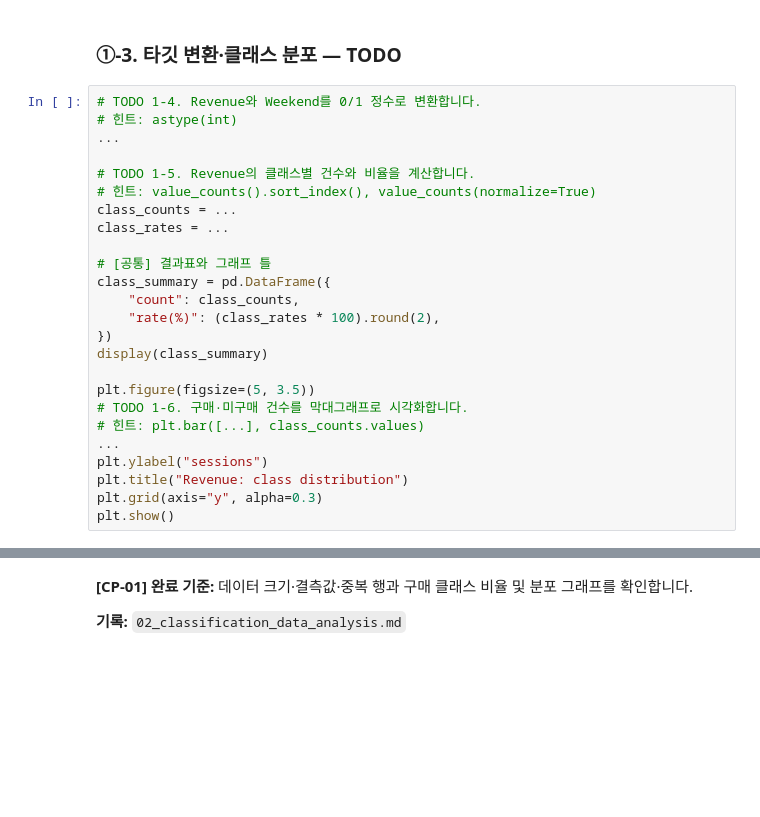
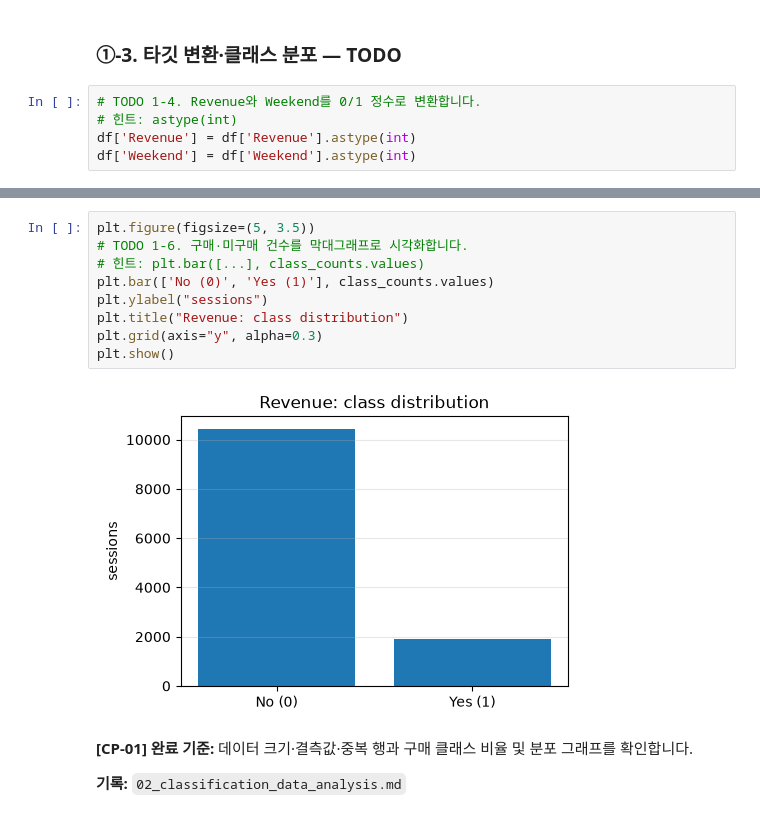
Before and after one commit to lgeew/ai-mini-projects, a Jupyter notebook: mini-project-01/code/02_classification_online_shopping.ipynb, the cells around one changed output, grey strips where cells are left out. Drawn from its saved outputs; the diff is of its cells as text; blank space fills up the shorter version.

```diff
--- a/mini-project-01/code/02_classification_online_shopping.ipynb
+++ b/mini-project-01/code/02_classification_online_shopping.ipynb
@@ -76,25 +141,5 @@ plt.show()
 # %%
 # TODO 1-4. Revenue와 Weekend를 0/1 정수로 변환합니다.
 # 힌트: astype(int)
-...
-
-# TODO 1-5. Revenue의 클래스별 건수와 비율을 계산합니다.
-# 힌트: value_counts().sort_index(), value_counts(normalize=True)
-class_counts = ...
-class_rates = ...
-
-# [공통] 결과표와 그래프 틀
-class_summary = pd.DataFrame({
-    "count": class_counts,
-    "rate(%)": (class_rates * 100).round(2),
-})
-display(class_summary)
-
-plt.figure(figsize=(5, 3.5))
-# TODO 1-6. 구매·미구매 건수를 막대그래프로 시각화합니다.
-# 힌트: plt.bar([...], class_counts.values)
-...
-plt.ylabel("sessions")
-plt.title("Revenue: class distribution")
-plt.grid(axis="y", alpha=0.3)
-plt.show()
+df['Revenue'] = df['Revenue'].astype(int)
+df['Weekend'] = df['Weekend'].astype(int)
@@ -101,3 +163,14 @@ plt.show()
+# %%
+plt.figure(figsize=(5, 3.5))
+# TODO 1-6. 구매·미구매 건수를 막대그래프로 시각화합니다.
+# 힌트: plt.bar([...], class_counts.values)
+plt.bar(['No (0)', 'Yes (1)'], class_counts.values)
+plt.ylabel("sessions")
+plt.title("Revenue: class distribution")
+plt.grid(axis="y", alpha=0.3)
+plt.show()
+# %% [output]
+[figure, added]
 # %% [markdown]
 **[CP-01] 완료 기준:** 데이터 크기·결측값·중복 행과 구매 클래스 비율 및 분포 그래프를 확인합니다.
 
```
Also changed, not shown: parts of 5 cells of this notebook.
